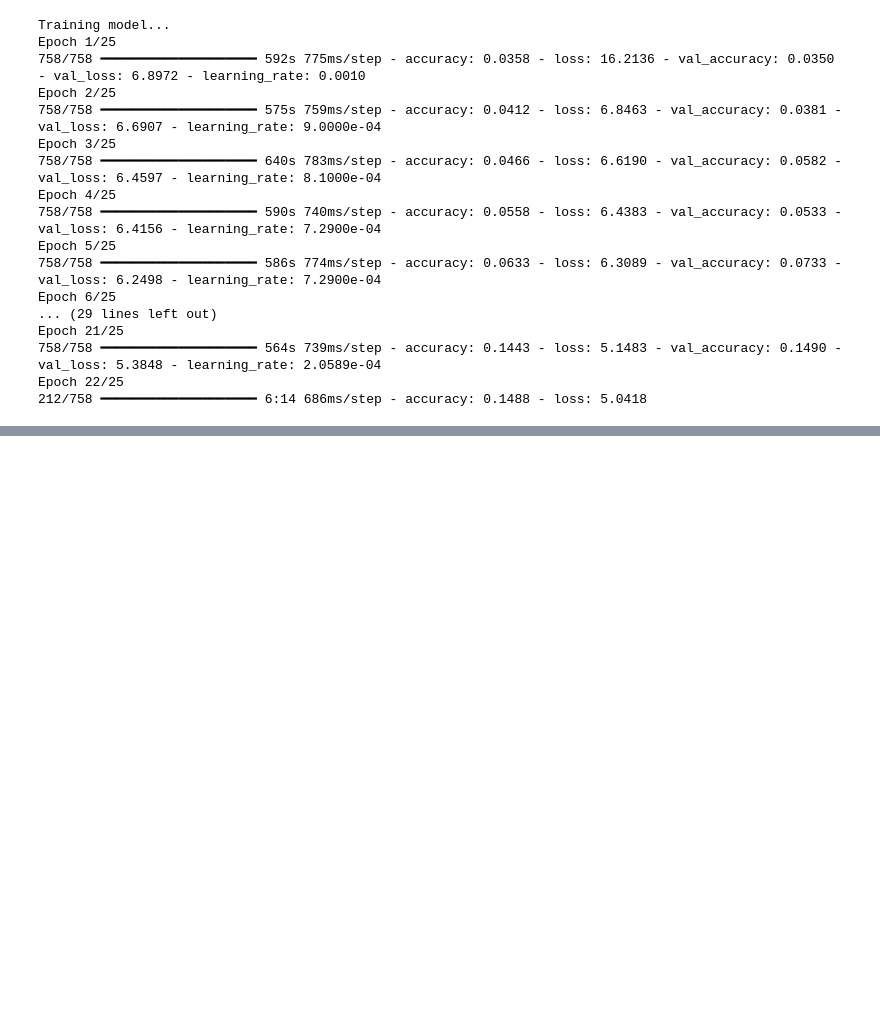
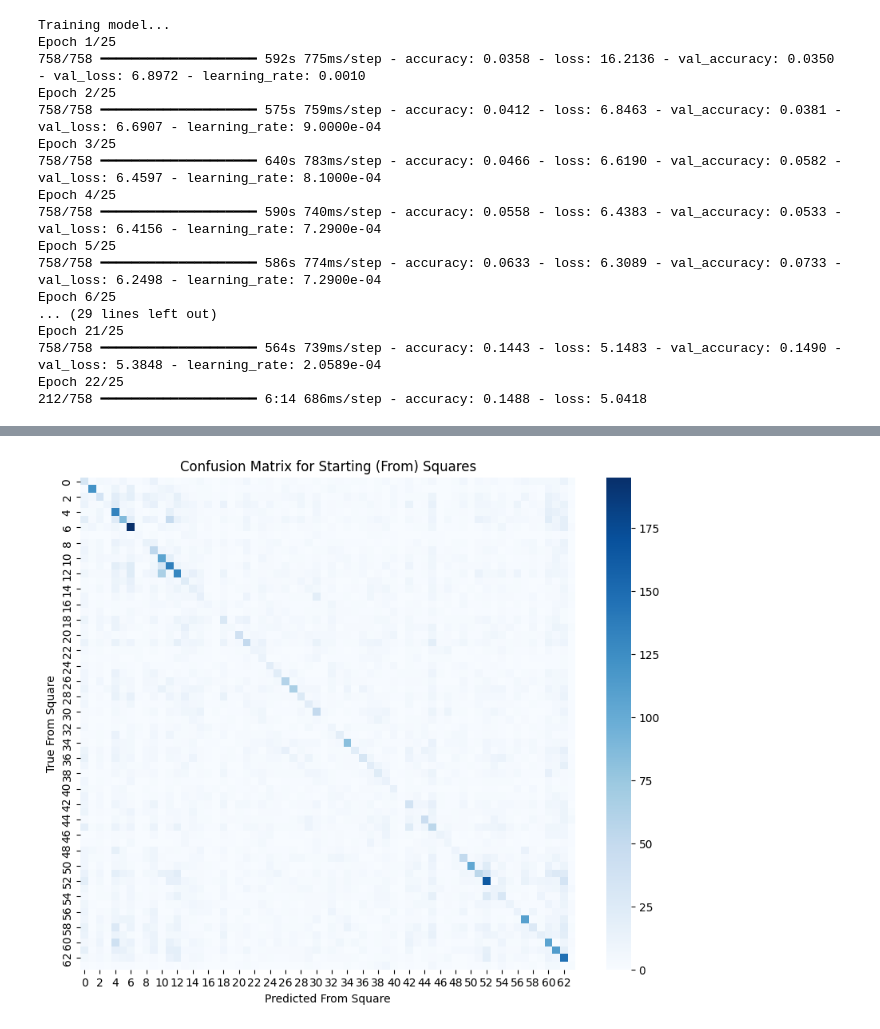
Before and after one commit to shitijseth/ChessBotTraining, a Jupyter notebook: chess_NN.ipynb, the cells around one changed output, grey strips where cells are left out. Saved outputs shown, nothing was run; the diff lists cells and outputs as text; code cells hidden in the pictures; blank space fills up the shorter version.

```diff
--- a/chess_NN.ipynb
+++ b/chess_NN.ipynb
@@ -477,0 +491,25 @@ NameError: name 'X_test' is not defined
+# %%
+import numpy as np
+import matplotlib.pyplot as plt
+from sklearn.metrics import confusion_matrix
+import seaborn as sns
+
+# Convert one-hot labels to class indices
+y_val_true = np.argmax(y_val, axis=1)
+y_val_pred = np.argmax(y_val_pred_probs, axis=1)
+
+# Extract from-squares: integer division by 64
+true_from = y_val_true // 64
+pred_from = y_val_pred // 64
+
+# Compute confusion matrix for from-squares
+cm_from = confusion_matrix(true_from, pred_from, labels=range(64))
+
+plt.figure(figsize=(10, 8))
+sns.heatmap(cm_from, cmap='Blues', annot=False)
+plt.title('Confusion Matrix for Starting (From) Squares')
+plt.xlabel('Predicted From Square')
+plt.ylabel('True From Square')
+plt.show()
+# %% [output]
+[figure, added]
```
Also changed, not shown: parts of 7 cells of this notebook.
